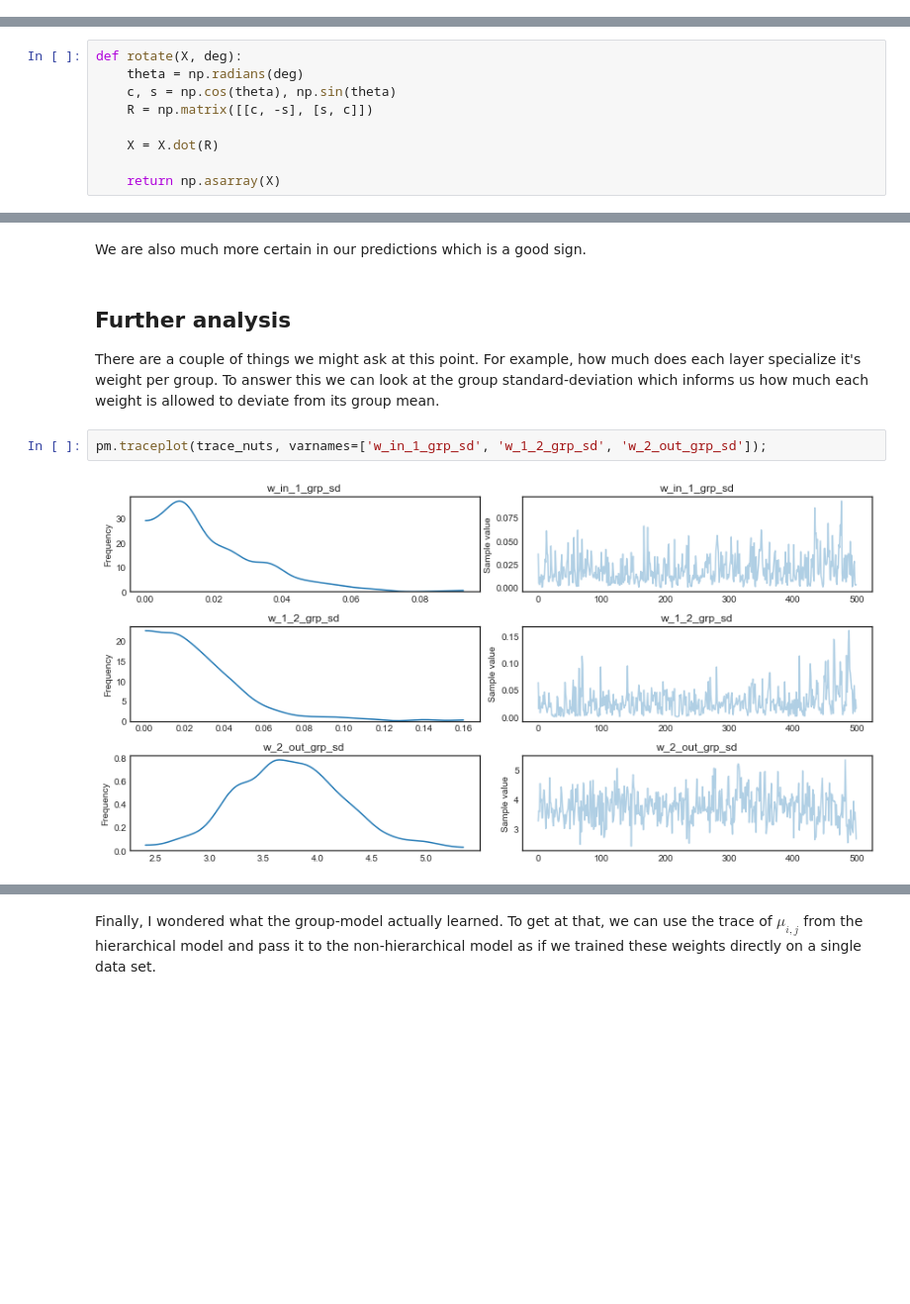
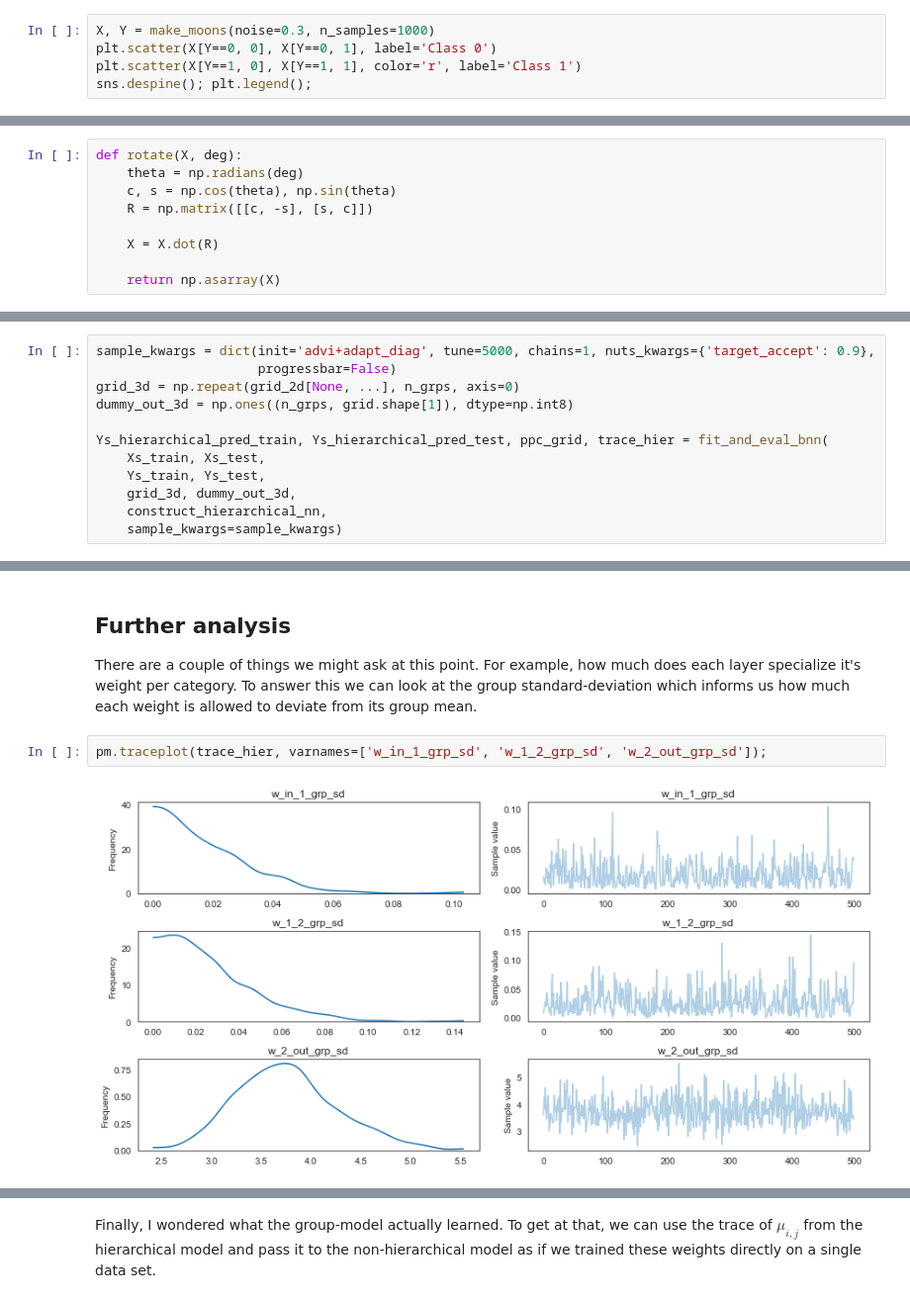
Before and after one commit to twiecki/twiecki.github.io-old, a Jupyter notebook: downloads/notebooks/bayesian_neural_network_hierarchical.ipynb, the cells around one changed output, grey strips where cells are left out. Shown: that part at 99% size. Drawn from its saved outputs; the diff is of its cells as text; blank space fills up the shorter version.

```diff
--- a/downloads/notebooks/bayesian_neural_network_hierarchical.ipynb
+++ b/downloads/notebooks/bayesian_neural_network_hierarchical.ipynb
@@ -41,0 +44,5 @@ cmap_uncertainty = sns.cubehelix_palette(light=1, as_cmap=True)
+# %%
+X, Y = make_moons(noise=0.3, n_samples=1000)
+plt.scatter(X[Y==0, 0], X[Y==0, 1], label='Class 0')
+plt.scatter(X[Y==1, 0], X[Y==1, 1], color='r', label='Class 1')
+sns.despine(); plt.legend();
@@ -338,0 +294,12 @@ sns.jointplot(train_accuracy, exp_accuracy)
+# %%
+sample_kwargs = dict(init='advi+adapt_diag', tune=5000, chains=1, nuts_kwargs={'target_accept': 0.9},
+                     progressbar=False)
+grid_3d = np.repeat(grid_2d[None, ...], n_grps, axis=0)
+dummy_out_3d = np.ones((n_grps, grid.shape[1]), dtype=np.int8)
+
+Ys_hierarchical_pred_train, Ys_hierarchical_pred_test, ppc_grid, trace_hier = fit_and_eval_bnn(
+    Xs_train, Xs_test,
+    Ys_train, Ys_test,
+    grid_3d, dummy_out_3d,
+    construct_hierarchical_nn,
+    sample_kwargs=sample_kwargs)
@@ -381,11 +349,9 @@ for i, (X, Y_pred, Y_true, ax) in enumerate(zip(Xs_train, Ys_hierarchical_pred_t
-# %% [markdown]
-We are also much more certain in our predictions which is a good sign.
 # %% [markdown]
 ## Further analysis
 
-There are a couple of things we might ask at this point. For example, how much does each layer specialize it's weight per group. To answer this we can look at the group standard-deviation which informs us how much each weight is allowed to deviate from its group mean.
+There are a couple of things we might ask at this point. For example, how much does each layer specialize it's weight per category. To answer this we can look at the group standard-deviation which informs us how much each weight is allowed to deviate from its group mean.
 # %%
-pm.traceplot(trace_nuts, varnames=['w_in_1_grp_sd', 'w_1_2_grp_sd', 'w_2_out_grp_sd']);
+pm.traceplot(trace_hier, varnames=['w_in_1_grp_sd', 'w_1_2_grp_sd', 'w_2_out_grp_sd']);
 # %% [output]
-[figure, old version]
+[figure, new version]
 # %% [markdown]
```
Also changed, not shown: parts of 60 cells of this notebook, 15 other files.
